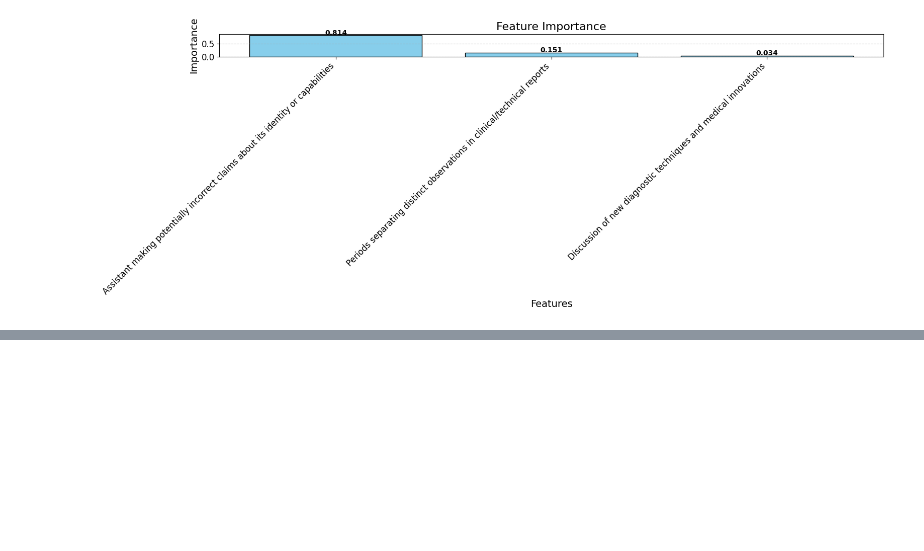
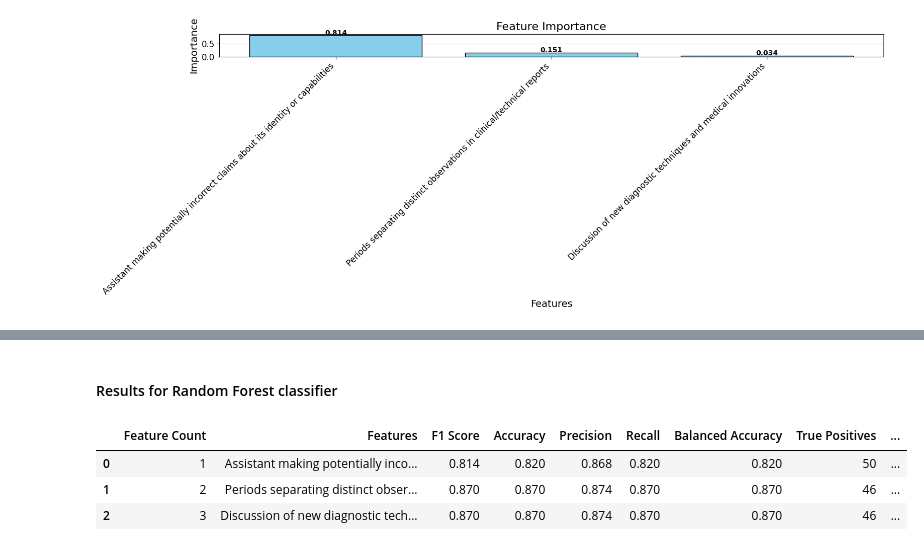
Before and after one commit to naisofly/MedTrust, a Jupyter notebook: meddata.ipynb, the cells around one changed output, grey strips where cells are left out. Saved outputs shown, nothing was run; the diff lists cells and outputs as text; code cells hidden in the pictures; blank space fills up the shorter version.

```diff
--- a/meddata.ipynb
+++ b/meddata.ipynb
@@ -650,0 +830,9 @@ display(styled_df)
+# %% [markdown]
+#### Results for Random Forest classifier
+# %%
+display_results(best_combo_at_k_rf)
+# %% [output]
+|  | Feature Count | Features | F1 Score | Accuracy | Precision | Recall | Balanced Accuracy | True Positives | ... |
+| 0 | 1 | Assistant making potentially inco... | 0.814 | 0.820 | 0.868 | 0.820 | 0.820 | 50 | ... |
+| 1 | 2 | Periods separating distinct obser... | 0.870 | 0.870 | 0.874 | 0.870 | 0.870 | 46 | ... |
+| 2 | 3 | Discussion of new diagnostic tech... | 0.870 | 0.870 | 0.874 | 0.870 | 0.870 | 46 | ... |
```
Also changed, not shown: parts of 14 cells of this notebook, 1 other file.
